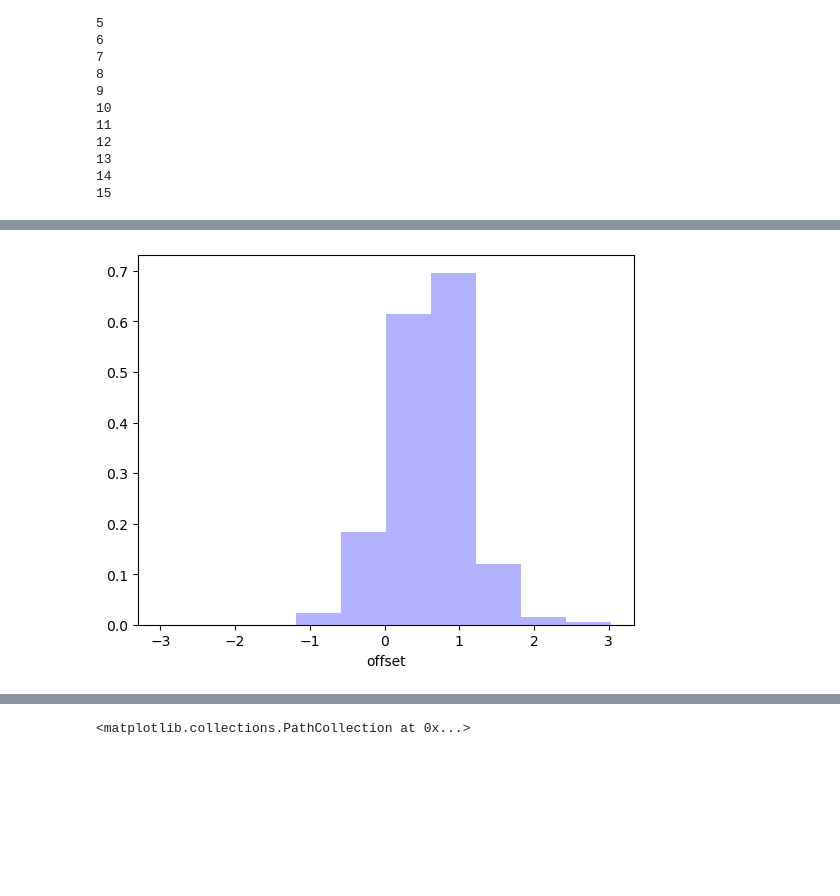
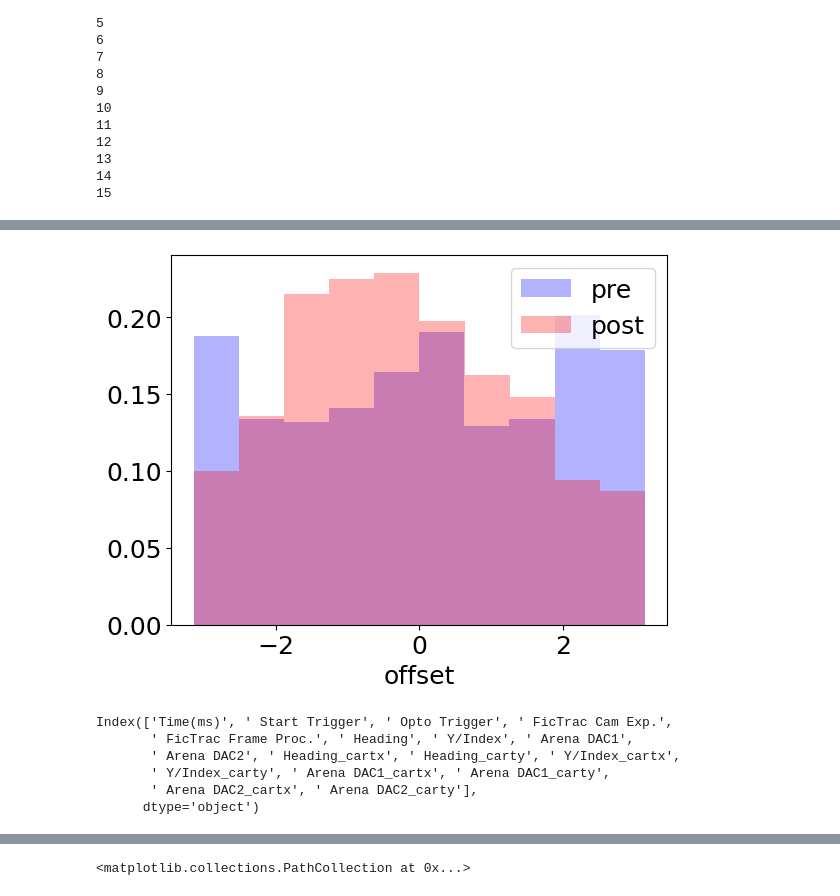
Before and after one commit to yfisher-lab/SessionTools, a Jupyter notebook: Notebooks/signal_extraction_debugging.ipynb, the cells around one changed output, grey strips where cells are left out. Saved outputs shown, nothing was run; the diff lists cells and outputs as text; code cells hidden in the pictures; blank space fills up the shorter version.

```diff
--- a/Notebooks/signal_extraction_debugging.ipynb
+++ b/Notebooks/signal_extraction_debugging.ipynb
@@ -59,5 +69,5 @@ np.save(ref_img_file, ref_img)
 # %%
-eb_napari = st2p.preprocessing.napari_tools.EllipsoidBodySession().new_session(ref_img)
+eb_napari = st2p.preprocessing.napari_tools.EllipsoidBodySession().new_session(data_corr.mean(axis=1))
 # %%
 napari_outputs_file = f'/media/mplitt/SSD_storage/2P_scratch/{date}/{fly}/{session}/napari.pkl'
 # %%
@@ -107,5 +133,5 @@ print(masks.shape)
 # %%
-F, notF = st2p.preprocessing.signals.extract_2p_timeseries(data_corr, masks, 16, max_proj=False)
+F, notF = st2p.preprocessing.signals.extract_2p_timeseries(data_corr, masks, 16, bckgnd_mask = None, max_proj=False)
 # %% [output]
 0
 1
@@ -141,6 +159,0 @@ print(notF.shape)
-# %%
-data_corr.shape
-notF = sp.ndimage.gaussian_filter1d(notF,3,axis=-1)
-F = sp.ndimage.gaussian_filter1d(F,3,axis=-1)
-F = sp.ndimage.gaussian_filter1d(F,.5,axis=1, mode='wrap')
-# print(whole_frame_ts.shape)
@@ -215,0 +279,31 @@ for num_fig, start_i in enumerate(range(0,dff.shape[-1]-3,win_size)):
+# %%
+
+plt.rcParams.update({'font.size':18})
+fig, ax = plt.subplots(3,1,figsize=[20,9], sharex=True)
+
+# dff = dff[:,:1800]
+# heading = heading[:1800]
+# offset = offset[:1800]
+# phi = phi[:1800]
+ax[0].imshow(dff,aspect='auto',cmap='coolwarm', vmin=-3,vmax=3)#,vmin=-.5,vmax=3)
+x = np.arange(dff.shape[-1])
+ax[0].scatter(x,15*(heading+np.pi)/2/np.pi,color='black',marker='.', s=2)
+
+ax[0].scatter(x,15*(phi+np.pi)/2/np.pi,color='cyan', s=2)
+
+ax[0].set_yticks([0,7.5,15], ['3.14', '0', '-3.14'])
+ax[0].set_ylabel(r"R4d $\Delta F/F$")
+
+ax[1].scatter(x,offset,s=2)
+ax[1].set_ylim([-3.14,3.14])
+ax[1].set_yticks([-3.14,3.14])
+ax[1].set_ylabel('offset')
+ax[1].set_xlabel('frames')
+
+# ax[2].plot(x,df_aligned[' Arena DAC2'])
+# ax[2].set_ylabel('Opto Trigger')
+ax[1].set_xlabel('Time (s)')
+
+ax[1].set_xticks(x[0::500], labels=[str(int((frame_times[i]-frame_times[0])/1000)) for i in range(0,x[-1]+1,500)])
+
+fig.savefig(os.path.join(fig_folder,f'offset_.jpg'))
@@ -216,7 +375,18 @@ for num_fig, start_i in enumerate(range(0,dff.shape[-1]-3,win_size)):
 # %%
 fig,ax = plt.subplots()
-ax.hist(offset,alpha=.3, color='blue',density=True)
+ax.hist(offset[:1500],alpha=.3, color='blue',density=True, label = 'pre')
+ax.hist(offset[1800:],alpha=.3, color='red', density=True, label = 'post')
 ax.set_xlabel('offset')
+ax.legend()
 fig.savefig(os.path.join(fig_folder,'offset_hist.jpg'))
 # %% [output]
-[figure, old version]
+[figure, new version]
+# %%
+df_aligned.columns
+# %% [output]
+Index(['Time(ms)', ' Start Trigger', ' Opto Trigger', ' FicTrac Cam Exp.',
+       ' FicTrac Frame Proc.', ' Heading', ' Y/Index', ' Arena DAC1',
+       ' Arena DAC2', ' Heading_cartx', ' Heading_carty', ' Y/Index_cartx',
+       ' Y/Index_carty', ' Arena DAC1_cartx', ' Arena DAC1_carty',
+       ' Arena DAC2_cartx', ' Arena DAC2_carty'],
+      dtype='object')
```
Also changed, not shown: parts of 32 cells of this notebook, 8 other files.
